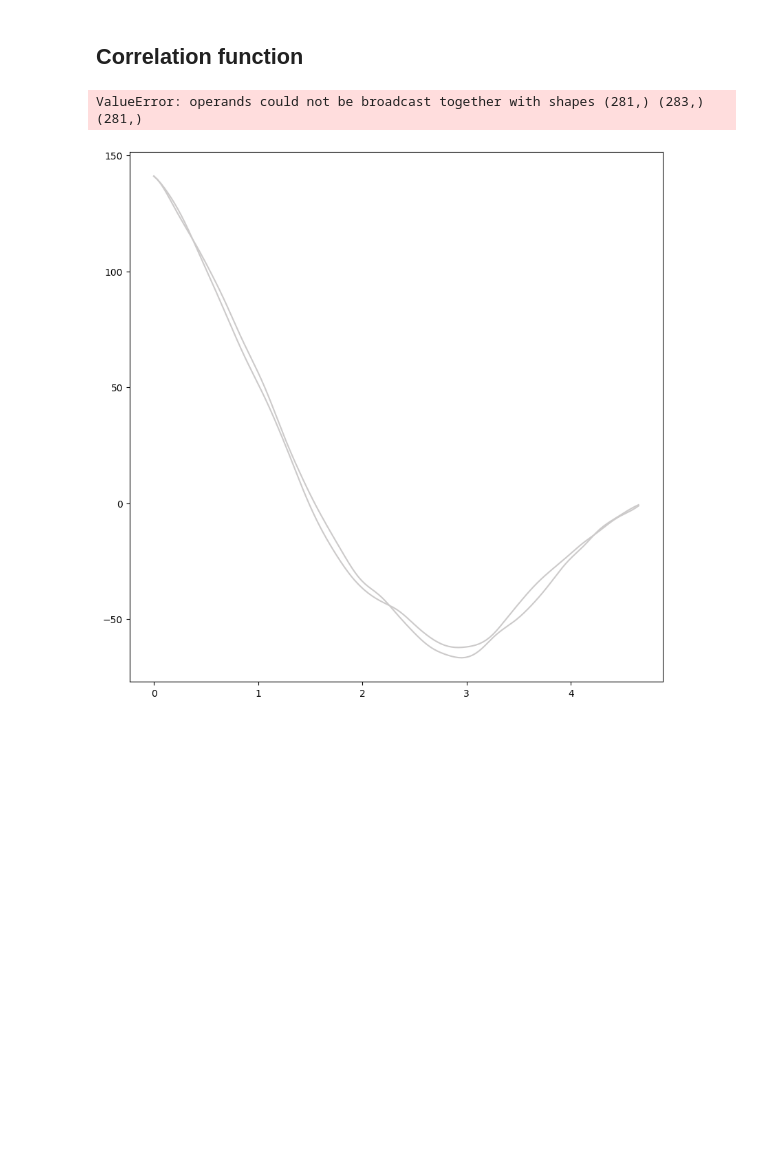
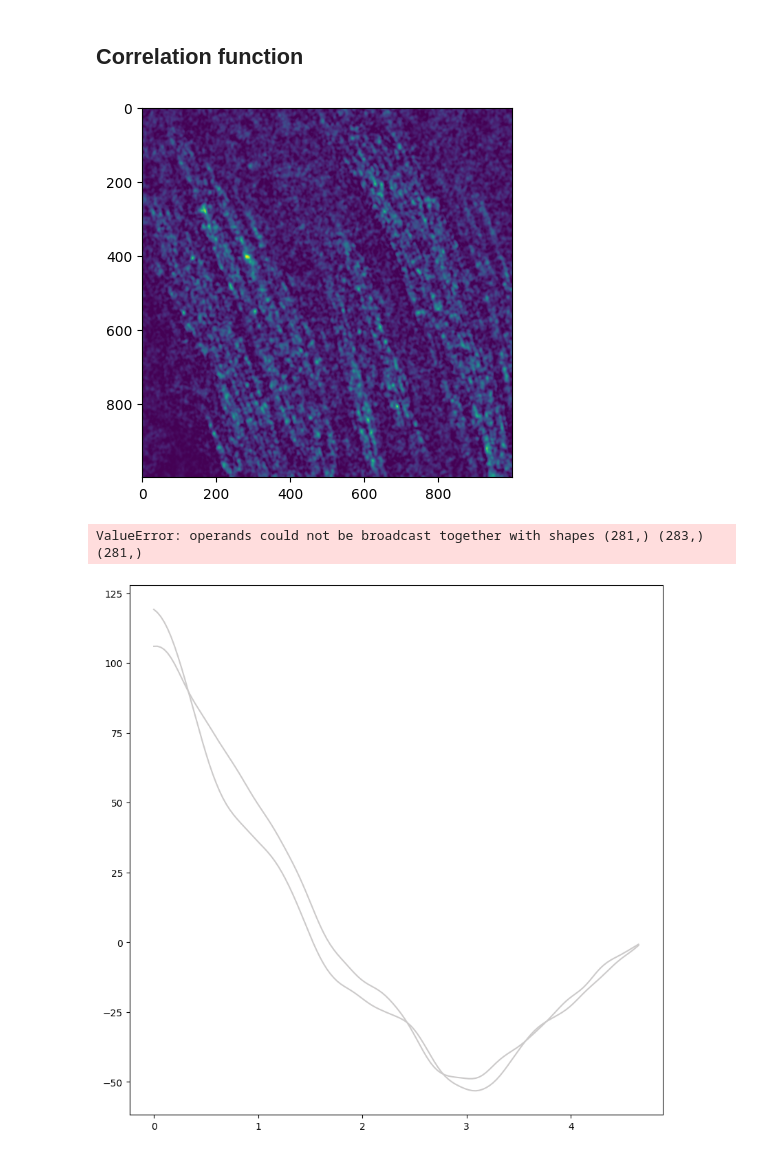
Before and after one commit to Roland0206/Capstone, a Jupyter notebook: test.ipynb, the cells around one changed output. Cells and saved outputs as stored; diff of their text form; code cells hidden in the pictures; blank space fills up the shorter version.

```diff
--- a/test.ipynb
+++ b/test.ipynb
@@ -434,9 +506,14 @@ raw1 = images[frame1]
 raw2 = images[frame2]
 
 # apply masks
-raw1_BGSub = gaussian_filter(raw, sigma=GBlur_Sigma)
+raw1_BGSub = gaussian_filter(raw1, sigma=GBlur_Sigma)
 selem1 = disk(Tophat_Sigma)
 raw1_Tophat = white_tophat(raw1_BGSub, selem1)
+# plot raw1_Tophat
+plt.imshow(raw1_Tophat)
+plt.show()
+
+
 
 raw2_BGSub = gaussian_filter(raw, sigma=GBlur_Sigma)
 selem2 = disk(Tophat_Sigma)
@@ -476,32 +553,33 @@ for i in range(nGridY):
 
                 ccf += correlate(linescan1, linescan2, mode='full', method='direct') / (2*kmax+1)
                 var1 += np.var(linescan1) / (2*kmax+1)
                 var2 += np.var(linescan2) / (2*kmax+1)
 
             ccf /= np.sqrt(var1 * var2)
             ccf_all[i*nGridX+j, :] = ccf
 
             maxlag_plot = len(linescan1) - 1
             lags = np.arange(-maxlag, maxlag+1) * pixSize
             ind = np.arange(maxlag_plot, 2*maxlag_plot+1)
             ax.plot(lags[ind], ccf[ind], color='#cccaca')
 ax.xlabel('\Delta x [um]')
 ax.ylabel('CCF')
 ax.title('CCF (unbiased, normalized)')
 
 
 # Find the valid CCFs/ACFs and calculate the mean
 ccf_all_valid = ccf_all[~np.isnan(ccf_all).any(axis=1)]
 mean_ccf = np.mean(ccf_all_valid, axis=0)
 std_mean_ccf = np.std(ccf_all_valid, axis=0, ddof=1)
 
 ax.plot(lags[ind], mean_ccf[ind], '-', color='#d13111', linewidth=1.8)
 ax.plot(lags[ind], mean_ccf[ind] - std_mean_ccf[ind], '--', color='#d13111', linewidth=1.8)
 ax.plot(lags[ind], mean_ccf[ind] + std_mean_ccf[ind], '--', color='#d13111', linewidth=1.8)
 ax.ylim([-0.5, 1])
 ax.xlim([0, corr_length])
 ax.tick_params(labelsize=24)
 plt.show()
 # %% [output]
+[figure, new version]
 ValueError: operands could not be broadcast together with shapes (281,) (283,) (281,)
-[figure, old version]
+[figure, added]
```
Also changed, not shown: parts of 6 cells of this notebook, 19 other files.
